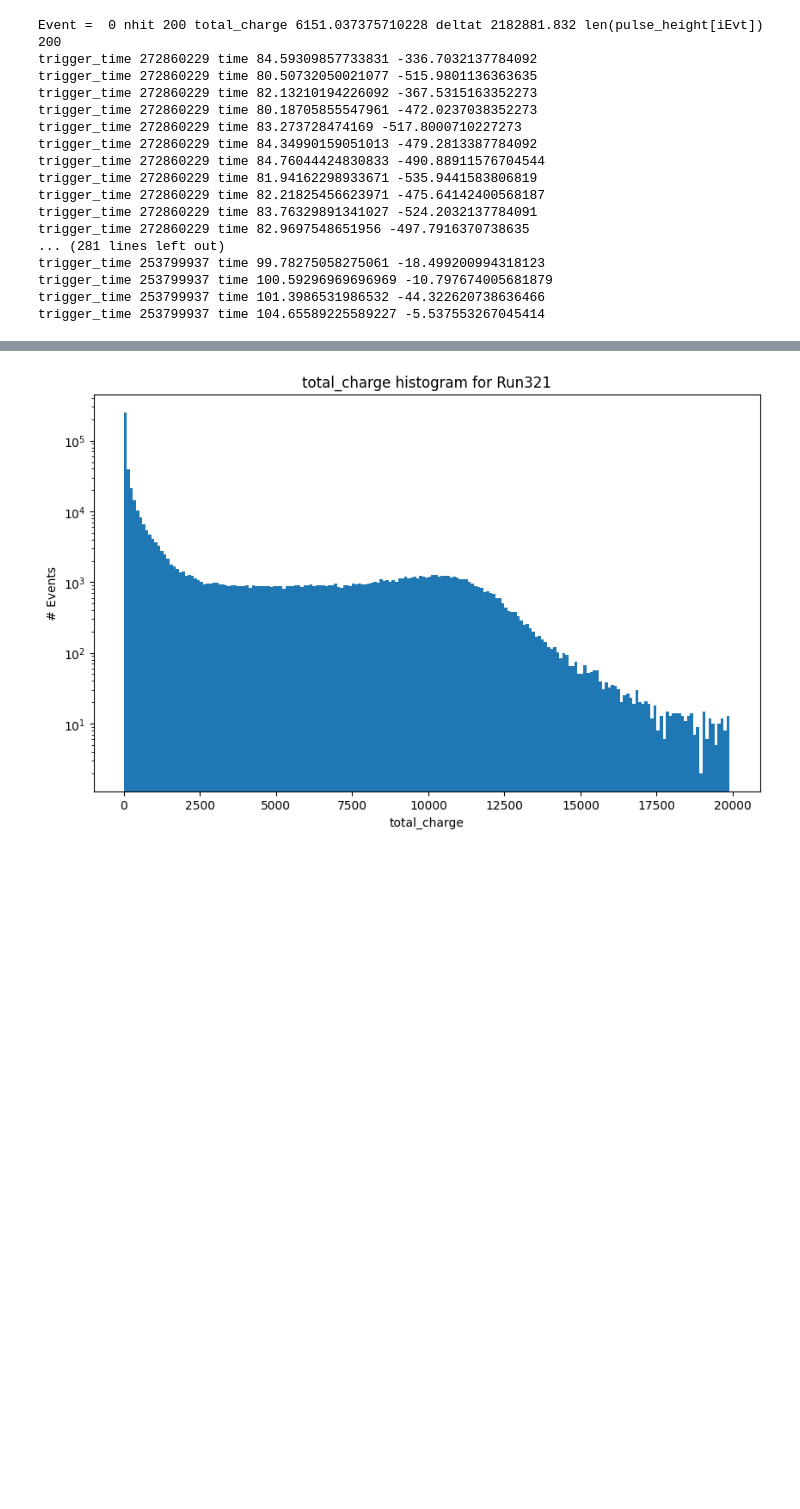
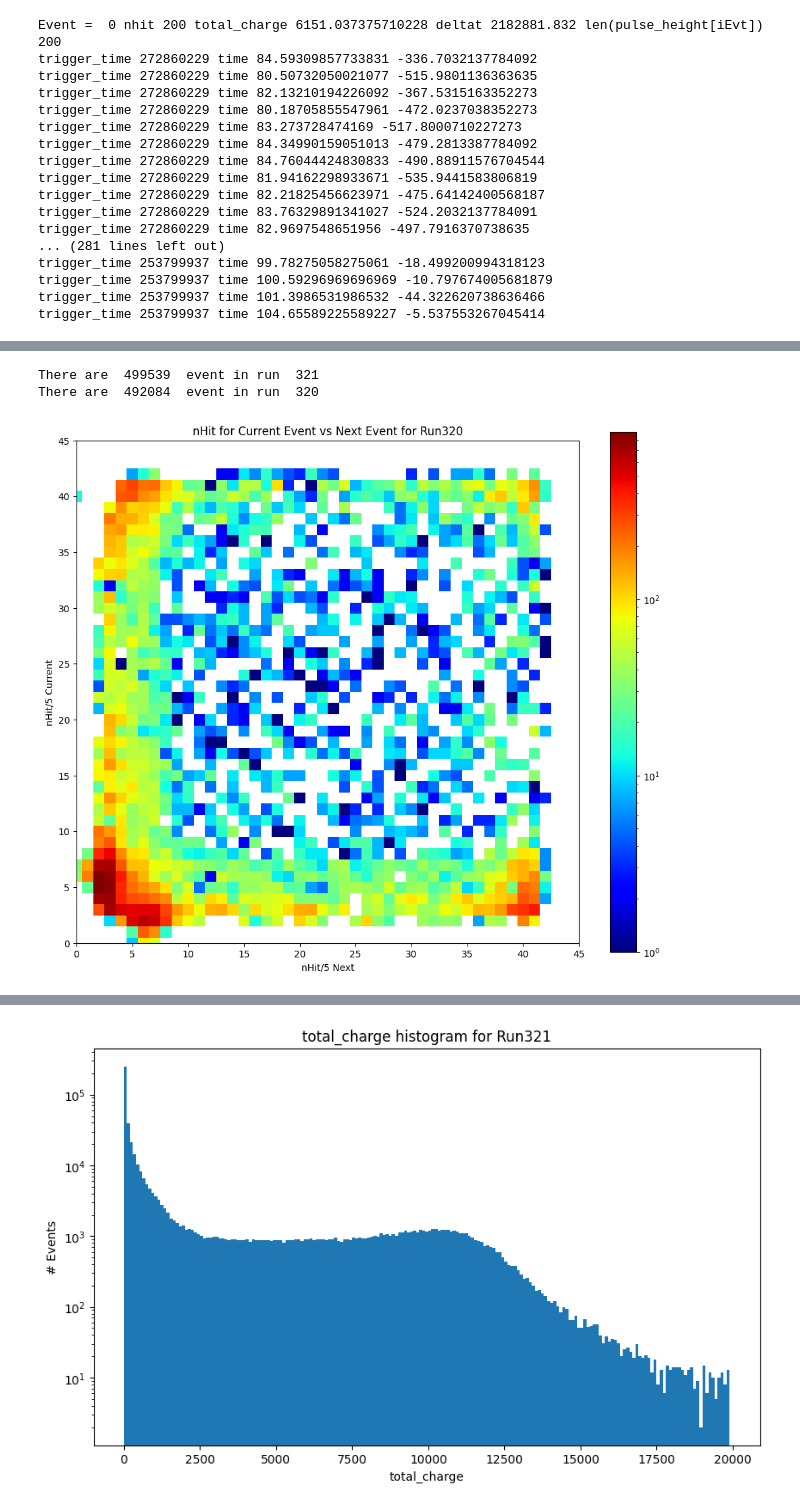
Before and after one commit to wtoslac/EosAnalyses, a Jupyter notebook: Wing/AmBeDataAnalysis.ipynb, the cells around one changed output, grey strips where cells are left out. Saved outputs shown, nothing was run; the diff lists cells and outputs as text; code cells hidden in the pictures; blank space fills up the shorter version.

```diff
--- a/Wing/AmBeDataAnalysis.ipynb
+++ b/Wing/AmBeDataAnalysis.ipynb
@@ -98,0 +226,45 @@ plt.show()
+# %%
+import ROOT
+import numpy as np
+import matplotlib.pyplot as plt
+import matplotlib.colors as colors
+import pandas as pd
+
+run_number = "321"
+
+rdf = ROOT.RDataFrame("events","/mnt/data/eos/run"+run_number+"/run"+run_number+".root")
+nhit = rdf.AsNumpy(columns=["nhit"])["nhit"]
+NHits_CurrentNext = np.zeros([225,225],int)
+
+print("There are ",len(nhit)," event in run ", run_number)
+for iEvt in range(0,492084): #len(nhit)-1):
+    if(nhit[iEvt] < 225 and nhit[iEvt+1]<225):
+        NHits_CurrentNext[nhit[iEvt],nhit[iEvt+1]]+=1
+
+
+run_number = "320"
+rdf = ROOT.RDataFrame("events","/mnt/data/eos/run"+run_number+"/run"+run_number+".root")
+nhit = rdf.AsNumpy(columns=["nhit"])["nhit"]
+
+print("There are ",len(nhit)," event in run ", run_number)
+for iEvt in range(0,len(nhit)-1):
+    if(nhit[iEvt] < 225 and nhit[iEvt+1]<225):
+        NHits_CurrentNext[nhit[iEvt],nhit[iEvt+1]]-=1
+
+
+reshaped_array = NHits_CurrentNext.reshape(45, 5, 45, 5)
+summed_array = reshaped_array.sum(axis=(1, 3))
+
+plt.figure(figsize=(12,10))
+plt.imshow(summed_array,origin='lower',cmap='jet',norm=colors.LogNorm())
+plt.title("nHit for Current Event vs Next Event for Run"+run_number)
+plt.xlim(0,45)
+plt.ylim(0,45)
+plt.xlabel("nHit/5 Next")
+plt.ylabel("nHit/5 Current")
+plt.colorbar()
+plt.show()
+# %% [output]
+There are  499539  event in run  321
+There are  492084  event in run  320
+[figure, added]
```
Also changed, not shown: parts of 9 cells of this notebook, 2 other files.
